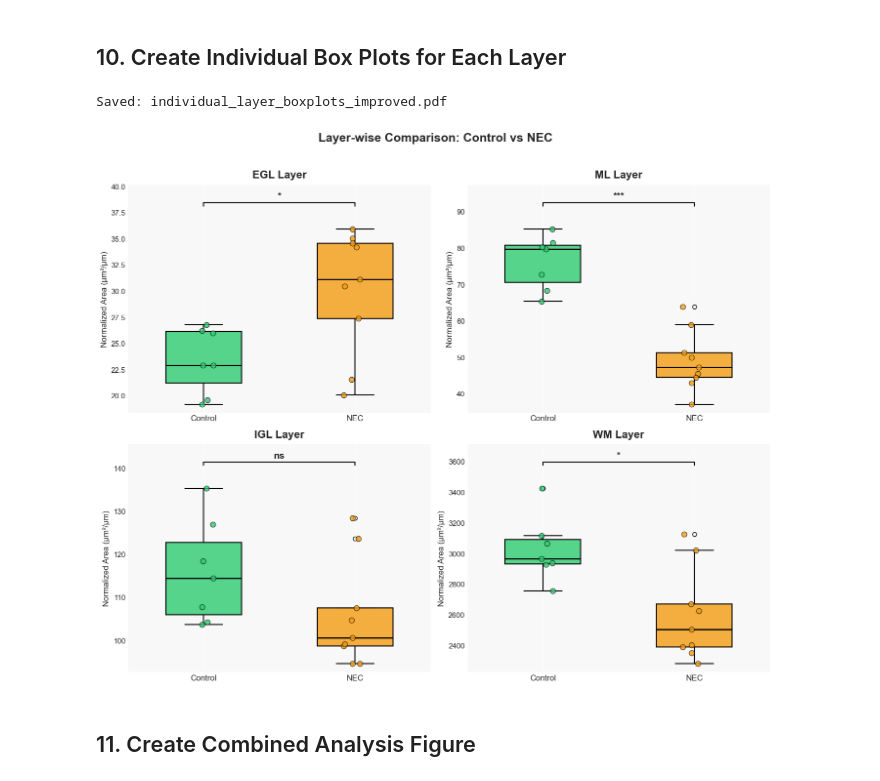
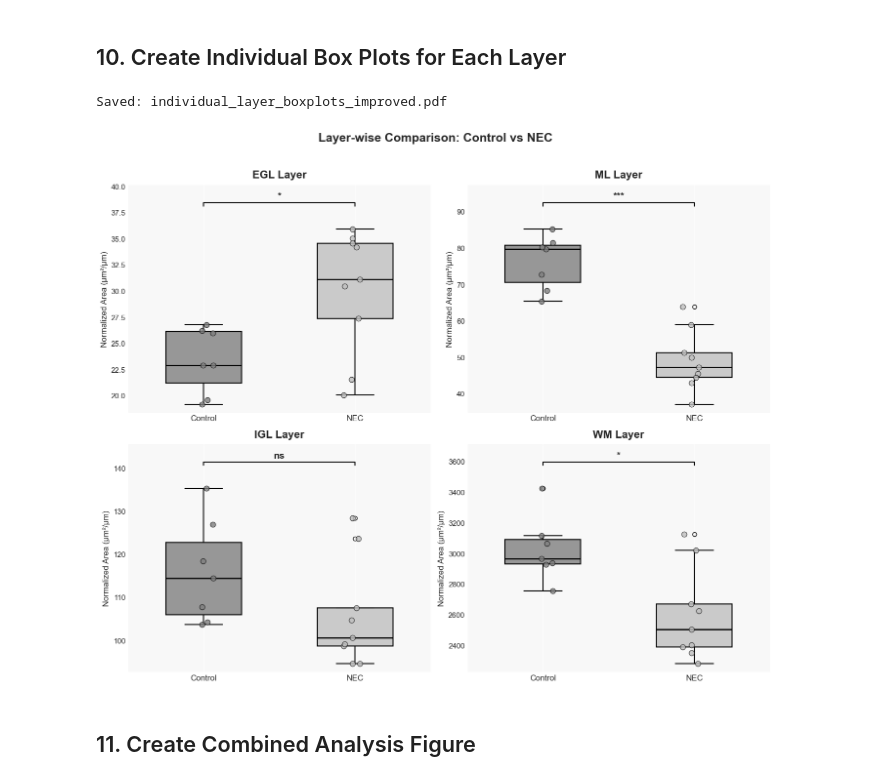
Before and after one commit to robinson-vidva/shared-projects, a Jupyter notebook: NEC_Neuropathology/visualizations_neuropath_mus.ipynb, the cells around one changed output. Cells and saved outputs as stored; diff of their text form; code cells hidden in the pictures.

Commit message:
updated color of the plot

```diff
--- a/NEC_Neuropathology/visualizations_neuropath_mus.ipynb
+++ b/NEC_Neuropathology/visualizations_neuropath_mus.ipynb
@@ -809,11 +809,11 @@ ML Layer:
 fig, axes = plt.subplots(2, 2, figsize=(14, 12))
 axes = axes.flatten()
 
-# Define colors with slight transparency for better appearance
-control_color = '#2ecc71'  # Green
-nec_color = '#f39c12'     # Orange
-control_color_alpha = '#2ecc71CC'  # Green with transparency
-nec_color_alpha = '#f39c12CC'     # Orange with transparency
+# Define grayscale colors with slight transparency for better appearance
+control_color = '#7f7f7f'  # Medium gray
+nec_color = '#bfbfbf'     # Light gray
+control_color_alpha = '#7f7f7fcc'  # Medium gray with transparency
+nec_color_alpha = '#bfbfbfcc'     # Light gray with transparency
 
 # Use anatomical order: EGL, ML, IGL, WM (outer to inner)
 layer_order = ['EGL', 'ML', 'IGL', 'WM']
@@ -901,34 +901,34 @@ for idx, layer in enumerate(layer_order):
         ax.set_facecolor('#F8F8F8')  # Light gray background
 
         # Add reference line at y=0
         ax.axhline(y=0, color='gray', linestyle='--', alpha=0.5, linewidth=1)
 
         # Customize tick labels
         ax.tick_params(axis='both', which='major', labelsize=11)
         ax.set_xticklabels(['Control', 'NEC'], fontsize=12)
 
         # Remove top and right spines for cleaner look
         ax.spines['top'].set_visible(False)
         ax.spines['right'].set_visible(False)
         ax.spines['left'].set_linewidth(1.5)
         ax.spines['bottom'].set_linewidth(1.5)
 
 # Remove empty subplot if odd number of layers
 if len(layer_order) % 2 != 0:
     fig.delaxes(axes[-1])
 
 # Add main title with more space
 plt.suptitle('Layer-wise Comparison: Control vs NEC', fontsize=18, fontweight='bold', y=0.98)
 
 # Adjust layout with better spacing
 plt.tight_layout(rect=[0, 0.03, 1, 0.96])
 
 # Save figure
 save_figure('individual_layer_boxplots_improved')
 plt.show()
 # %% [output]
 Saved: individual_layer_boxplots_improved.pdf
-[figure, old version]
+[figure, new version]
 # %% [markdown]
 ## 11. Create Combined Analysis Figure
 # %%
```
Also changed, not shown: parts of 1 cell of this notebook.
